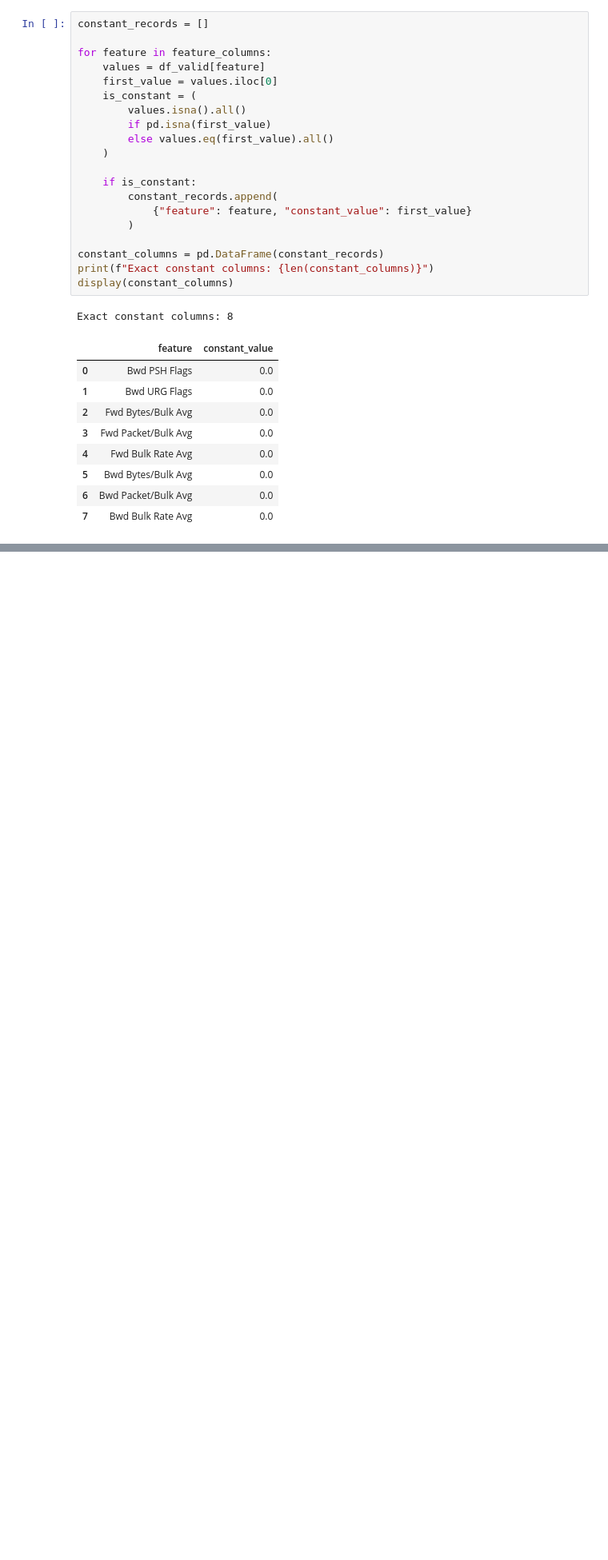
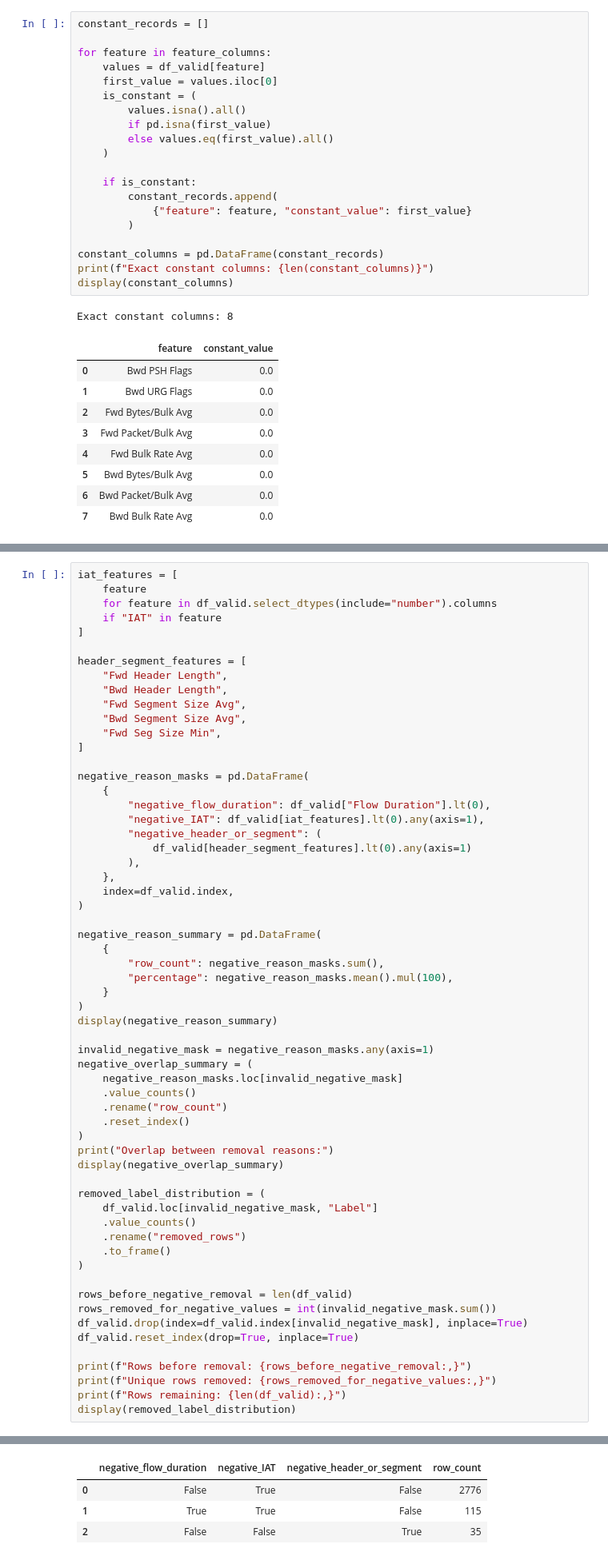
Before and after one commit to Adam-Zouari/DoS-Intrusion-Detection-System, a Jupyter notebook: ml/notebooks/01_data_exploration.ipynb, the cells around one changed output, grey strips where cells are left out. Shown at 80% size. Drawn from its saved outputs; the diff is of its cells as text; blank space fills up the shorter version.

Commit message:
feat(ml): complete CIC-IDS-2017 data exploration and cleaning

```diff
--- a/ml/notebooks/01_data_exploration.ipynb
+++ b/ml/notebooks/01_data_exploration.ipynb
@@ -759,0 +767,61 @@ display(redundancy_summary)
+# %%
+iat_features = [
+    feature
+    for feature in df_valid.select_dtypes(include="number").columns
+    if "IAT" in feature
+]
+
+header_segment_features = [
+    "Fwd Header Length",
+    "Bwd Header Length",
+    "Fwd Segment Size Avg",
+    "Bwd Segment Size Avg",
+    "Fwd Seg Size Min",
+]
+
+negative_reason_masks = pd.DataFrame(
+    {
+        "negative_flow_duration": df_valid["Flow Duration"].lt(0),
+        "negative_IAT": df_valid[iat_features].lt(0).any(axis=1),
+        "negative_header_or_segment": (
+            df_valid[header_segment_features].lt(0).any(axis=1)
+        ),
+    },
+    index=df_valid.index,
+)
+
+negative_reason_summary = pd.DataFrame(
+    {
+        "row_count": negative_reason_masks.sum(),
+        "percentage": negative_reason_masks.mean().mul(100),
+    }
+)
+display(negative_reason_summary)
+
+invalid_negative_mask = negative_reason_masks.any(axis=1)
+negative_overlap_summary = (
+    negative_reason_masks.loc[invalid_negative_mask]
+    .value_counts()
+    .rename("row_count")
+    .reset_index()
+)
+print("Overlap between removal reasons:")
+display(negative_overlap_summary)
+
+removed_label_distribution = (
+    df_valid.loc[invalid_negative_mask, "Label"]
+    .value_counts()
+    .rename("removed_rows")
+    .to_frame()
+)
+
+rows_before_negative_removal = len(df_valid)
+rows_removed_for_negative_values = int(invalid_negative_mask.sum())
+df_valid.drop(index=df_valid.index[invalid_negative_mask], inplace=True)
+df_valid.reset_index(drop=True, inplace=True)
+
+print(f"Rows before removal: {rows_before_negative_removal:,}")
+print(f"Unique rows removed: {rows_removed_for_negative_values:,}")
+print(f"Rows remaining: {len(df_valid):,}")
+display(removed_label_distribution)
+# %% [output]
@@ -759,0 +833,4 @@ display(redundancy_summary)
+|  | negative_flow_duration | negative_IAT | negative_header_or_segment | row_count |
+| 0 | False | True | False | 2776 |
+| 1 | True | True | False | 115 |
+| 2 | False | False | True | 35 |
```
Also changed, not shown: parts of 15 cells of this notebook, 1 other file.
